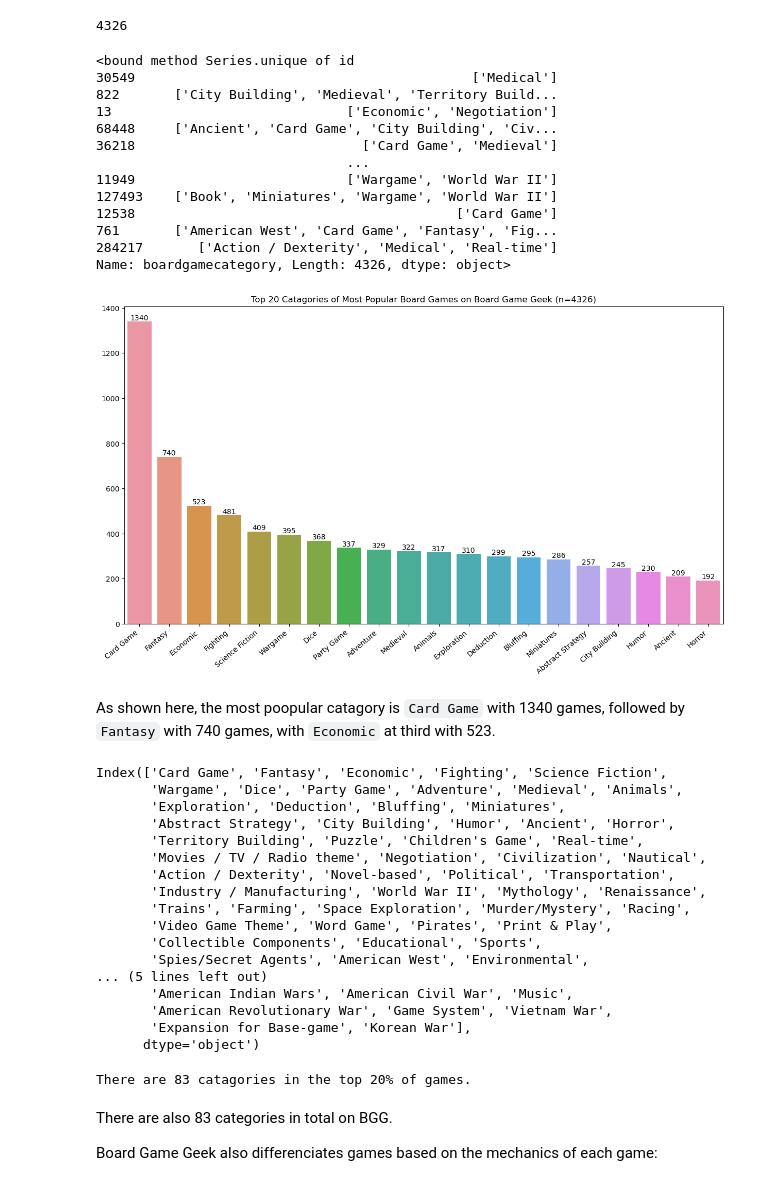
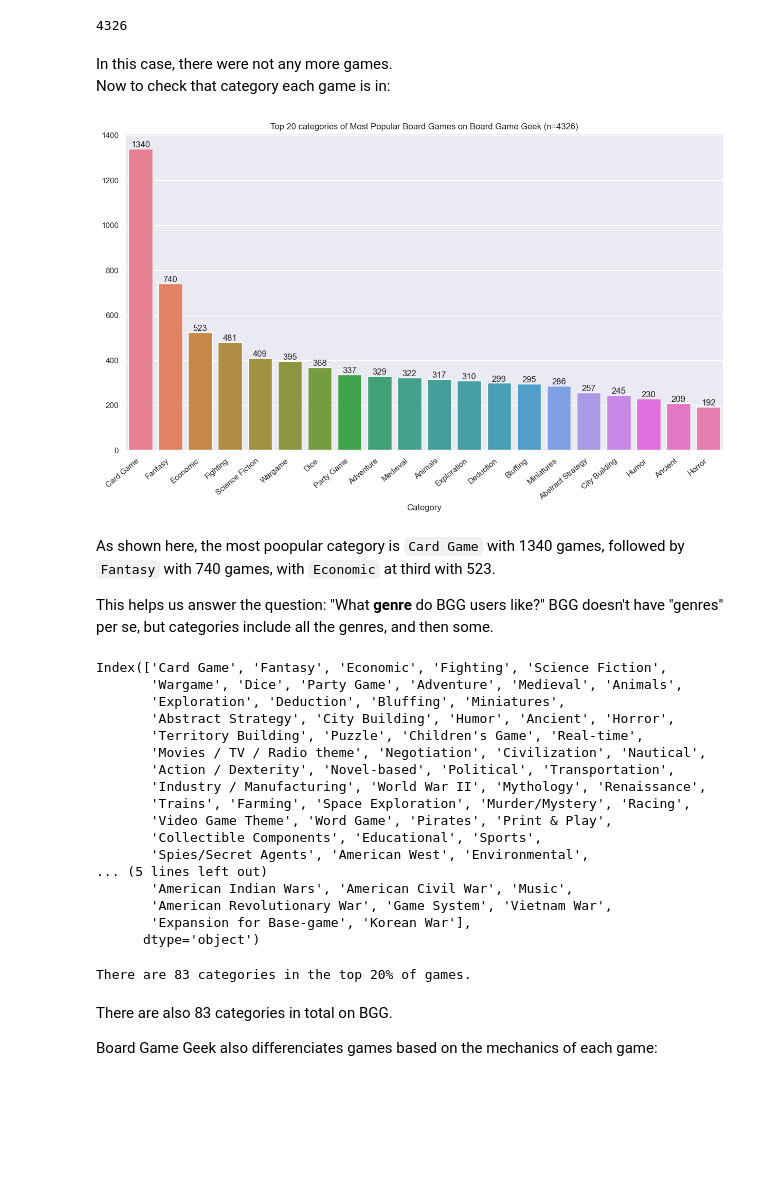
Before and after one commit to J-Zoo99/portfolio, a Jupyter notebook: BoardGameGeek.ipynb, the cells around one changed output. Saved outputs shown, nothing was run; the diff lists cells and outputs as text; code cells hidden in the pictures; blank space fills up the shorter version.

```diff
--- a/BoardGameGeek.ipynb
+++ b/BoardGameGeek.ipynb
@@ -411,24 +411,9 @@ df_most_popular_2 = df_game_details[have_560_ratings]
 df_most_popular_2.shape[0]
 # %% [output]
 4326
-# %%
-#In this case, there were not any more games.
-#Now to check that category each game is in:
-df_most_popular_2['boardgamecategory'].unique
-# %% [output]
-<bound method Series.unique of id
-30549                                           ['Medical']
-822       ['City Building', 'Medieval', 'Territory Build...
-13                              ['Economic', 'Negotiation']
-68448     ['Ancient', 'Card Game', 'City Building', 'Civ...
-36218                             ['Card Game', 'Medieval']
-                                ...
-11949                           ['Wargame', 'World War II']
-127493    ['Book', 'Miniatures', 'Wargame', 'World War II']
-12538                                         ['Card Game']
-761       ['American West', 'Card Game', 'Fantasy', 'Fig...
-284217       ['Action / Dexterity', 'Medical', 'Real-time']
-Name: boardgamecategory, Length: 4326, dtype: object>
+# %% [markdown]
+In this case, there were not any more games. <br>
+Now to check that category each game is in:
 # %%
 import ast
 #A game may be in one or more categories, and potententially all of the games could hava a unique list of categories they belong to. To rectify this, I'll be compiling a dictionary with each individual value:
@@ -449,25 +434,34 @@ def parse_column(column:pd.Series):
                 outdict[x] = 1
     return outdict
 # %%
-dict_game_catagories = parse_column(df_most_popular_2['boardgamecategory'])
+dict_game_categories = parse_column(df_most_popular_2['boardgamecategory'])
 # %%
-all_catagories = pd.Series(data = dict_game_catagories).sort_values(ascending=False)
-top_catagories = all_catagories.head(20)
+all_categories = pd.Series(data = dict_game_categories).sort_values(ascending=False)
+top_categories = all_categories.head(20)
 # %%
+sns.set_theme()
 plt.figure(figsize=(15,8))
-plt.title('Top 20 Catagories of Most Popular Board Games on Board Game Geek (n=4326)')
 
-top_catagory_plot = sns.barplot(x=top_catagories.index, y=top_catagories.values)
-top_catagory_plot.set_xticklabels(top_catagory_plot.get_xticklabels(), rotation=40, ha="right")
-top_catagory_plot.bar_label(top_catagory_plot.containers[0], fontsize=10)
+top_category_plot = sns.barplot(x=top_categories.index, y=top_categories.values, hue = top_categories.index)
+#top_category_plot.set_xticklabels(top_category_plot.get_xticklabels(), rotation=40, ha="right")
+for container in top_category_plot.containers:
+    top_category_plot.bar_label(container)
+
+plt.title('Top 20 categories of Most Popular Board Games on Board Game Geek (n=4326)')
+plt.xticks(rotation=40, ha='right')
+plt.xlabel('Category')
+
 plt.show()
 # %% [output]
-[figure, old version]
+[figure, new version]
 # %% [markdown]
-As shown here, the most poopular catagory is `Card Game` with 1340 games, followed by `Fantasy` with 740 games, with `Economic` at third with 523.
+As shown here, the most poopular category is `Card Game` with 1340 games, followed by `Fantasy` with 740 games, with `Economic` at third with 523.
+
+This helps us answer the question: "What **genre** do BGG users like?"
+BGG doesn't have "genres" per se, but categories include all the genres, and then some.
 # %%
-display(all_catagories.index)
-print(f"There are {len(all_catagories.index)} catagories in the top 20% of games.")
+display(all_categories.index)
+print(f"There are {len(all_categories.index)} categories in the top 20% of games.")
 # %% [output]
 Index(['Card Game', 'Fantasy', 'Economic', 'Fighting', 'Science Fiction',
        'Wargame', 'Dice', 'Party Game', 'Adventure', 'Medieval', 'Animals',
@@ -486,7 +480,7 @@ Index(['Card Game', 'Fantasy', 'Economic', 'Fighting', 'Science Fiction',
        'American Revolutionary War', 'Game System', 'Vietnam War',
        'Expansion for Base-game', 'Korean War'],
       dtype='object')
-There are 83 catagories in the top 20% of games.
+There are 83 categories in the top 20% of games.
 # %% [markdown]
 There are also 83 categories in total on BGG.
 
```
Also changed, not shown: parts of 30 cells of this notebook, 1 other file.
